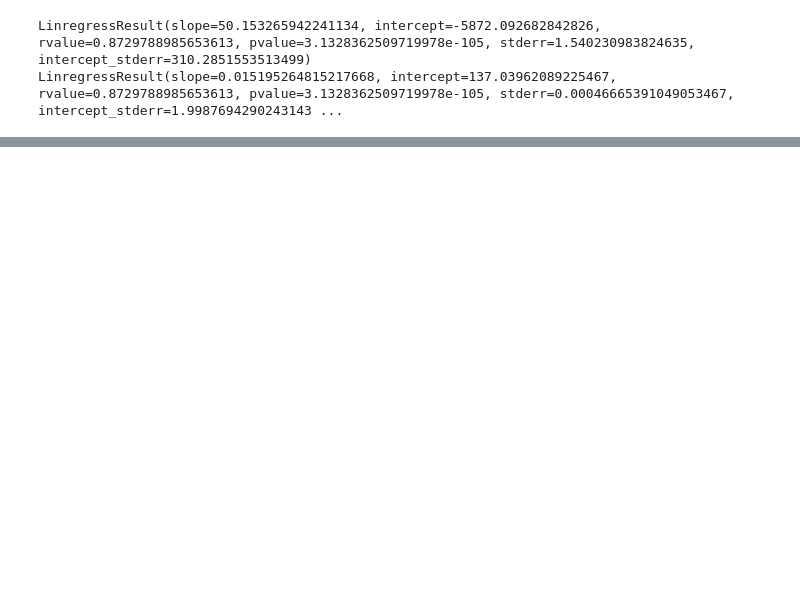
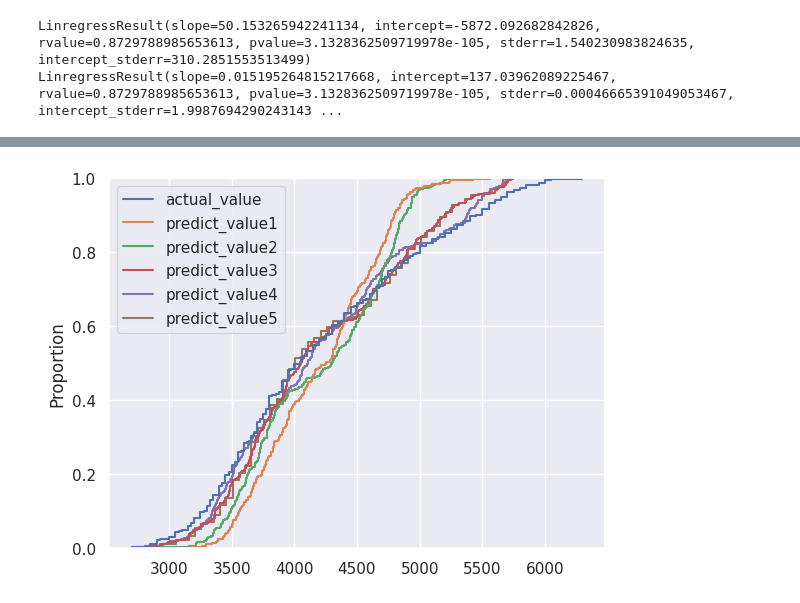
Before and after one commit to AleexSilva/Training-EDA, a Jupyter notebook: python-files/intro.ipynb, the cells around one changed output, grey strips where cells are left out. Drawn from its saved outputs; the diff is of its cells as text; code cells hidden in the pictures; blank space fills up the shorter version.

```diff
--- a/python-files/intro.ipynb
+++ b/python-files/intro.ipynb
@@ -958,0 +1033,8 @@ LinregressResult(slope=0.015195264815217668, intercept=137.03962089225467, rvalu
+# %%
+model_3 = (
+    smf.ols(
+        formula='body_mass_g ~ bill_length_mm + bill_depth_mm + flipper_length_mm',
+        data=df
+    ).fit()
+)
+model_3.summary()
@@ -958,0 +1065,8 @@ LinregressResult(slope=0.015195264815217668, intercept=137.03962089225467, rvalu
+# %%
+model_4 = (
+    smf.ols(
+        formula='body_mass_g ~ bill_length_mm + bill_depth_mm + flipper_length_mm + C(sex)',
+        data=df
+    ).fit()
+)
+model_4.summary()
@@ -958,0 +1100,8 @@ LinregressResult(slope=0.015195264815217668, intercept=137.03962089225467, rvalu
+# %%
+model_5 = (
+    smf.ols(
+        formula='body_mass_g ~ flipper_length_mm',
+        data=df
+    ).fit()
+)
+model_5.summary()
@@ -958,0 +1136,14 @@ LinregressResult(slope=0.015195264815217668, intercept=137.03962089225467, rvalu
+# %%
+model_results=pd.DataFrame(
+    dict(
+        actual_value = df.body_mass_g,
+        predict_value1 = model_1.predict(),
+        predict_value2 = model_2.predict(),
+        predict_value3 = model_3.predict(),
+        predict_value4 = model_4.predict(),
+        predict_value5 = model_5.predict(),
+        species = df.species,
+        sex = df.sex
+    )
+)
+model_results
@@ -958,0 +1164,8 @@ LinregressResult(slope=0.015195264815217668, intercept=137.03962089225467, rvalu
+# %%
+sns.ecdfplot(
+    data=model_results,
+
+)
+plt.show()
+# %% [output]
+[figure, added]
```
Also changed, not shown: parts of 42 cells of this notebook.
